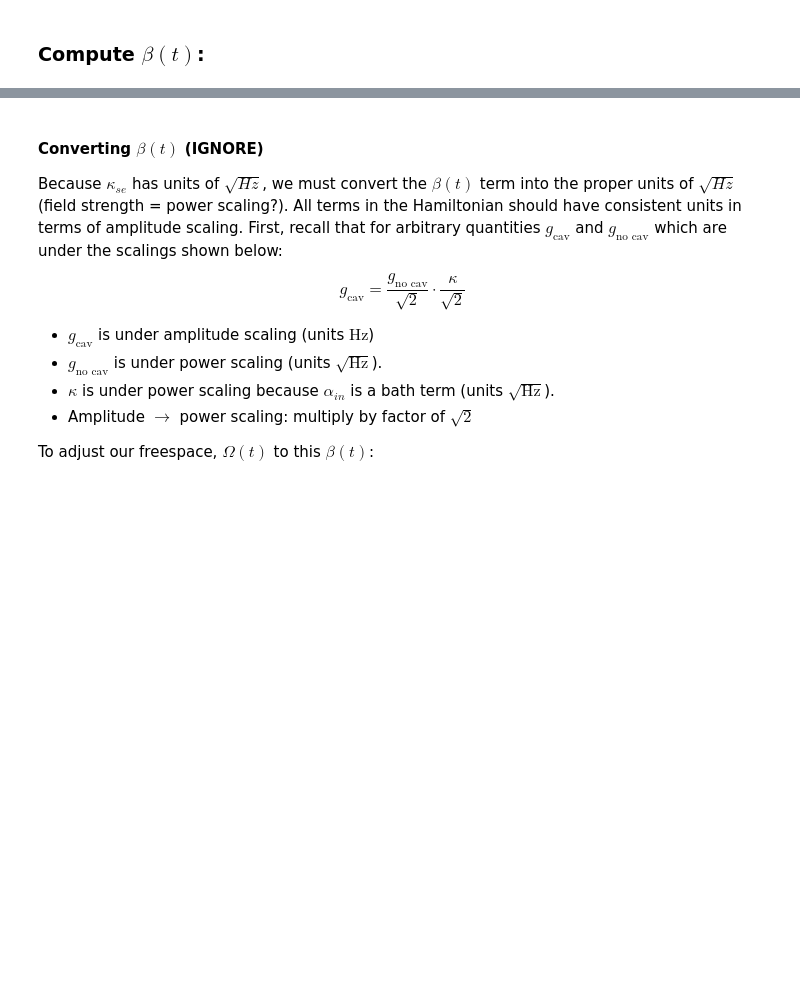
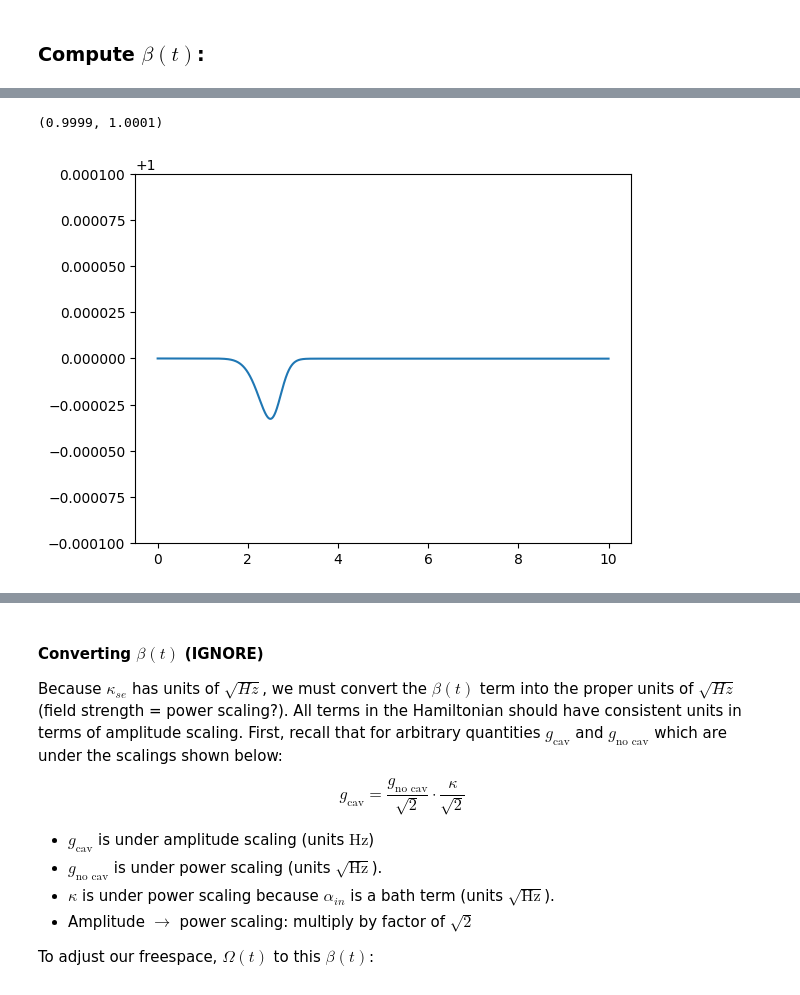
Before and after one commit to brianac687/rbq, a Jupyter notebook: 3LS/three_level_one_cavity.ipynb, the cells around one changed output, grey strips where cells are left out. Cells and saved outputs as stored; diff of their text form; code cells hidden in the pictures; blank space fills up the shorter version.

```diff
--- a/3LS/three_level_one_cavity.ipynb
+++ b/3LS/three_level_one_cavity.ipynb
@@ -266,0 +331,6 @@ plot_probs(time, prob_g, prob_e, prob_s, S, input_photon_number)
+# %%
+plt.plot(time, prob_g)
+plt.ylim([0.9999, 1.0001])
+# %% [output]
+(0.9999, 1.0001)
+[figure, added]
```
Also changed, not shown: parts of 26 cells of this notebook, 16 other files.
